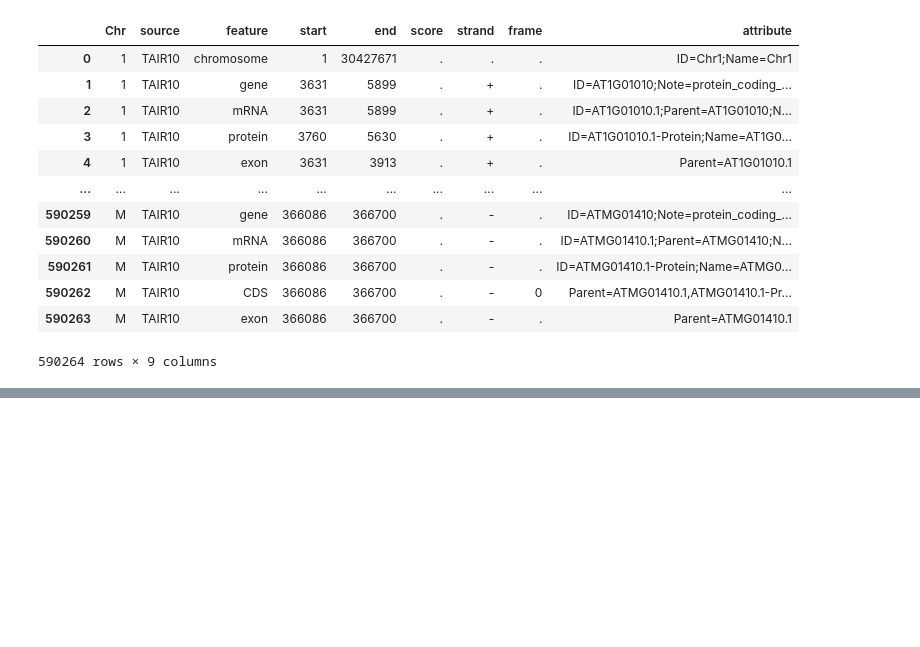
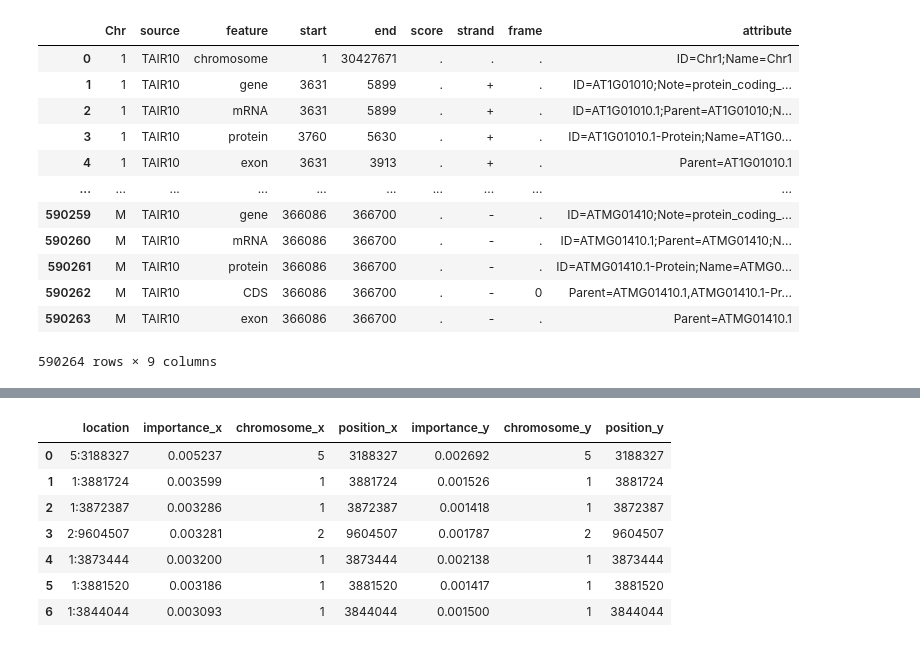
Before and after one commit to jacobbraun1402/MDSC-403-Final-Project, a Jupyter notebook: tests_and_models/random_forest.ipynb, the cells around one changed output, grey strips where cells are left out. Saved outputs shown, nothing was run; the diff lists cells and outputs as text; code cells hidden in the pictures; blank space fills up the shorter version.

```diff
--- a/tests_and_models/random_forest.ipynb
+++ b/tests_and_models/random_forest.ipynb
@@ -222,0 +325,13 @@ match_df.loc[:,['Chr', 'start', 'end','SNP location', 'gene name']].to_csv('../d
+# %%
+# SNPs that were important in both models
+pd.merge(importance_df, perm_importance_df, on='location')
+# Since both models though the same
+# %% [output]
+|  | location | importance_x | chromosome_x | position_x | importance_y | chromosome_y | position_y |
+| 0 | 5:3188327 | 0.005237 | 5 | 3188327 | 0.002692 | 5 | 3188327 |
+| 1 | 1:3881724 | 0.003599 | 1 | 3881724 | 0.001526 | 1 | 3881724 |
+| 2 | 1:3872387 | 0.003286 | 1 | 3872387 | 0.001418 | 1 | 3872387 |
+| 3 | 2:9604507 | 0.003281 | 2 | 9604507 | 0.001787 | 2 | 9604507 |
+| 4 | 1:3873444 | 0.003200 | 1 | 3873444 | 0.002138 | 1 | 3873444 |
+| 5 | 1:3881520 | 0.003186 | 1 | 3881520 | 0.001417 | 1 | 3881520 |
+| 6 | 1:3844044 | 0.003093 | 1 | 3844044 | 0.001500 | 1 | 3844044 |
```
Also changed, not shown: parts of 12 cells of this notebook, 2 other files.
